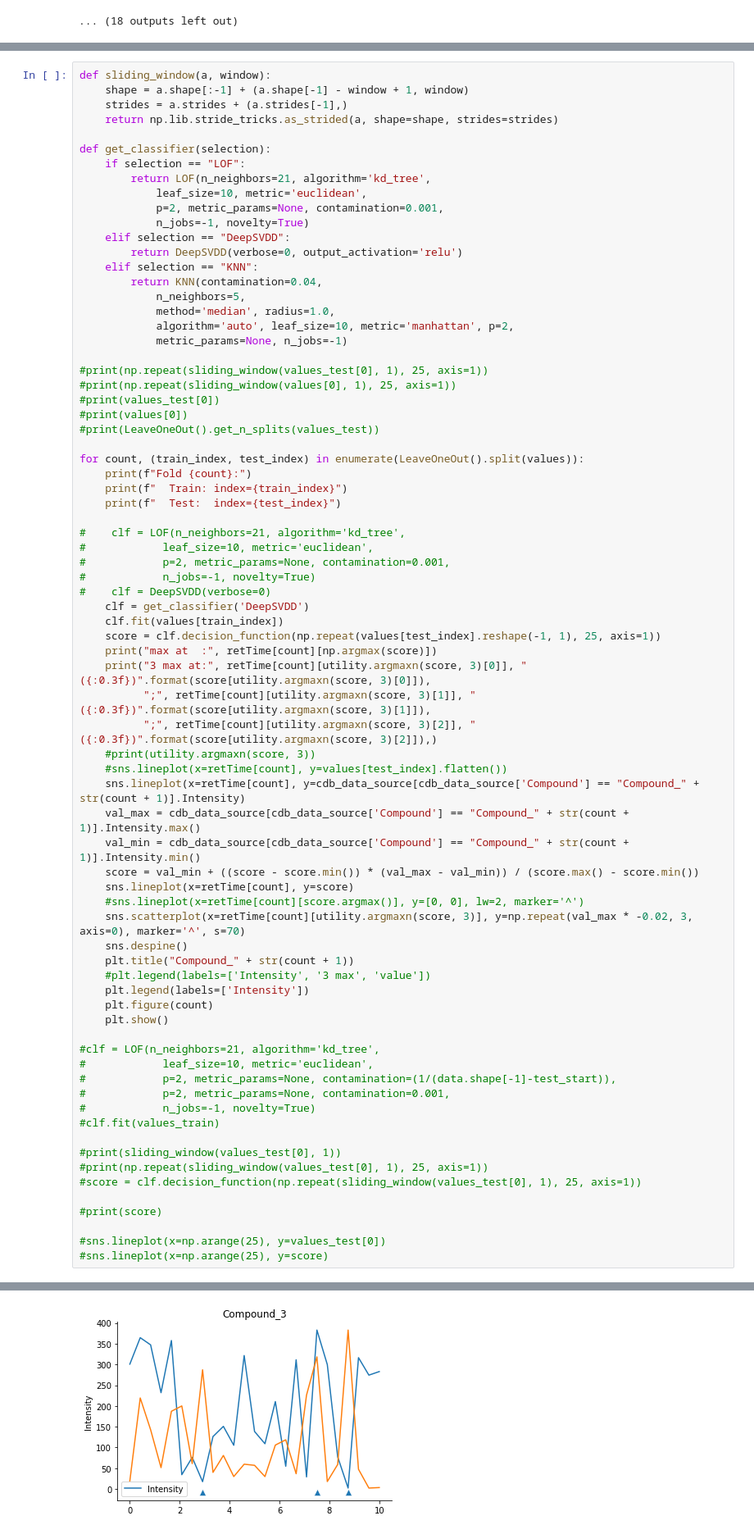
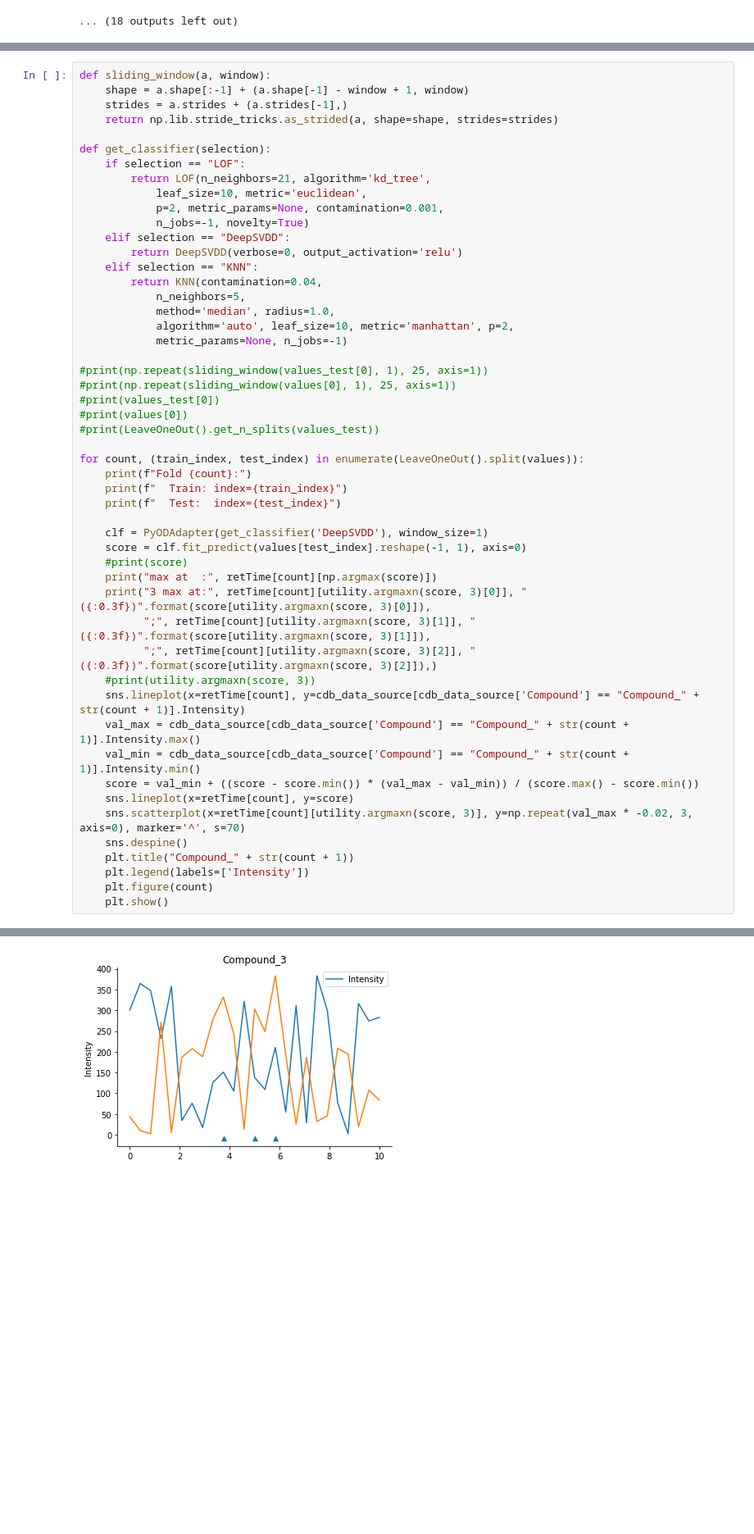
Before and after one commit to Gressling/cheminf-EDU, a Jupyter notebook: machineLearning/cdb_data_spectra_analysis/CDB_analysis.ipynb, the cells around one changed output, grey strips where cells are left out. Shown at 82% size. Drawn from its saved outputs; the diff is of its cells as text; blank space fills up the shorter version.

```diff
--- a/machineLearning/cdb_data_spectra_analysis/CDB_analysis.ipynb
+++ b/machineLearning/cdb_data_spectra_analysis/CDB_analysis.ipynb
@@ -442,49 +566,25 @@ for count, (train_index, test_index) in enumerate(LeaveOneOut().split(values)):
     print(f"  Train: index={train_index}")
     print(f"  Test:  index={test_index}")
 
-#    clf = LOF(n_neighbors=21, algorithm='kd_tree',
-#            leaf_size=10, metric='euclidean',
-#            p=2, metric_params=None, contamination=0.001,
-#            n_jobs=-1, novelty=True)
-#    clf = DeepSVDD(verbose=0)
-    clf = get_classifier('DeepSVDD')
-    clf.fit(values[train_index])
-    score = clf.decision_function(np.repeat(values[test_index].reshape(-1, 1), 25, axis=1))
+    clf = PyODAdapter(get_classifier('DeepSVDD'), window_size=1)
+    score = clf.fit_predict(values[test_index].reshape(-1, 1), axis=0)
+    #print(score)
     print("max at  :", retTime[count][np.argmax(score)])
     print("3 max at:", retTime[count][utility.argmaxn(score, 3)[0]], "({:0.3f})".format(score[utility.argmaxn(score, 3)[0]]),
           ";", retTime[count][utility.argmaxn(score, 3)[1]], "({:0.3f})".format(score[utility.argmaxn(score, 3)[1]]),
           ";", retTime[count][utility.argmaxn(score, 3)[2]], "({:0.3f})".format(score[utility.argmaxn(score, 3)[2]]),)
     #print(utility.argmaxn(score, 3))
-    #sns.lineplot(x=retTime[count], y=values[test_index].flatten())
     sns.lineplot(x=retTime[count], y=cdb_data_source[cdb_data_source['Compound'] == "Compound_" + str(count + 1)].Intensity)
     val_max = cdb_data_source[cdb_data_source['Compound'] == "Compound_" + str(count + 1)].Intensity.max()
     val_min = cdb_data_source[cdb_data_source['Compound'] == "Compound_" + str(count + 1)].Intensity.min()
     score = val_min + ((score - score.min()) * (val_max - val_min)) / (score.max() - score.min())
     sns.lineplot(x=retTime[count], y=score)
-    #sns.lineplot(x=retTime[count][score.argmax()], y=[0, 0], lw=2, marker='^')
     sns.scatterplot(x=retTime[count][utility.argmaxn(score, 3)], y=np.repeat(val_max * -0.02, 3, axis=0), marker='^', s=70)
     sns.despine()
     plt.title("Compound_" + str(count + 1))
-    #plt.legend(labels=['Intensity', '3 max', 'value'])
     plt.legend(labels=['Intensity'])
     plt.figure(count)
     plt.show()
-
-#clf = LOF(n_neighbors=21, algorithm='kd_tree',
-#            leaf_size=10, metric='euclidean',
-#            p=2, metric_params=None, contamination=(1/(data.shape[-1]-test_start)),
-#            p=2, metric_params=None, contamination=0.001,
-#            n_jobs=-1, novelty=True)
-#clf.fit(values_train)
-
-#print(sliding_window(values_test[0], 1))
-#print(np.repeat(sliding_window(values_test[0], 1), 25, axis=1))
-#score = clf.decision_function(np.repeat(sliding_window(values_test[0], 1), 25, axis=1))
-
-#print(score)
-
-#sns.lineplot(x=np.arange(25), y=values_test[0])
-#sns.lineplot(x=np.arange(25), y=score)
 # %% [output]
 Fold 0:
   Train: index=[ 1  2  3  4  5  6  7  8  9 10 11 12 13 14 15 16 17 18 19 20 21 22 23 24
@@ -519,4 +616,4 @@ max at  : 8.75
-[figure, old version]
+[figure, new version]
 <Figure size 432x288 with 0 Axes>
 Fold 3:
   Train: index=[ 0  1  2  4  5  6  7  8  9 10 11 12 13 14 15 16 17 18 19 20 21 22 23 24
```
Also changed, not shown: parts of 3 cells of this notebook.
